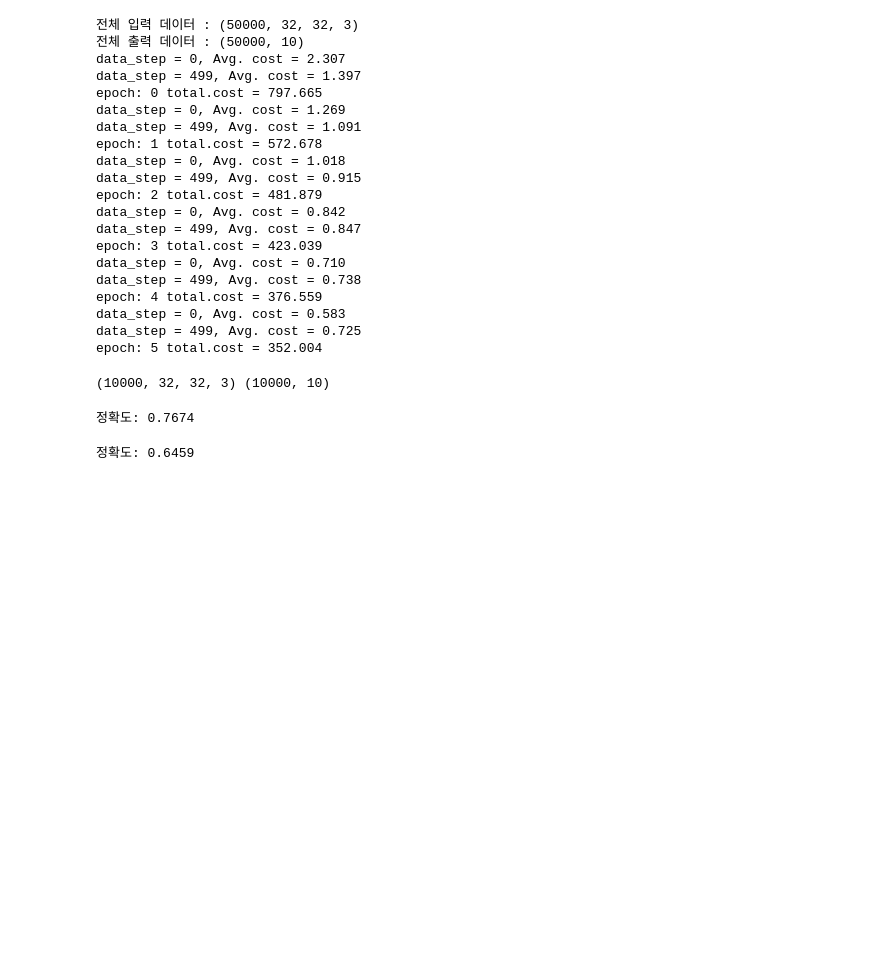
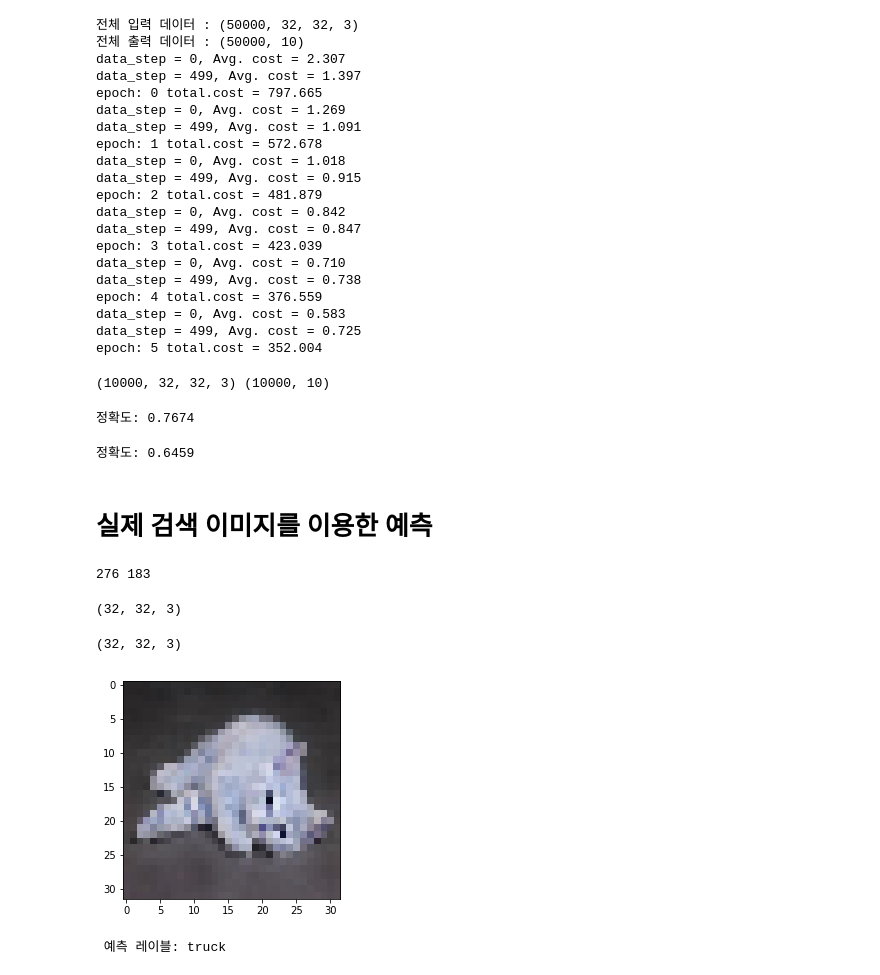
Before and after one commit to jae-gyeong/marchine_learning_start, a Jupyter notebook: 19_10_04cnn_cifar10.ipynb, the cells around one changed output. Drawn from its saved outputs; the diff is of its cells as text; code cells hidden in the pictures; blank space fills up the shorter version.

```diff
--- a/19_10_04cnn_cifar10.ipynb
+++ b/19_10_04cnn_cifar10.ipynb
@@ -202,0 +198,2 @@ print('정확도:', sess.run(accuracy, feed_dict={X: X_test, Y: y_test}))
+# %% [markdown]
+# 실제 검색 이미지를 이용한 예측
@@ -202,0 +202,25 @@ print('정확도:', sess.run(accuracy, feed_dict={X: X_test, Y: y_test}))
+# %%
+image_w = 32
+image_h = 32
+# %%
+img = cv2.imread('cat.jpg')
+print(img.shape[1], img.shape[0]) # 가로 이미지, 세로 이미지 크기
+# %% [output]
+276 183
+# %%
+img = cv2.resize(img, None, fx=image_w/img.shape[1], fy=image_h/img.shape[0])
+img.shape
+# %% [output]
+(32, 32, 3)
+# %%
+plt.imshow(img)
+img.shape
+# %% [output]
+(32, 32, 3)
+[figure, added]
+# %%
+result = tf.argmax(model,1)
+idx = sess.run(result, feed_dict={X:img.reshape(-1,32,32,3)})
+print(" 예측 레이블:", label_names[idx[0]])
+# %% [output]
+ 예측 레이블: truck
```
Also changed, not shown: parts of 2 cells of this notebook.
